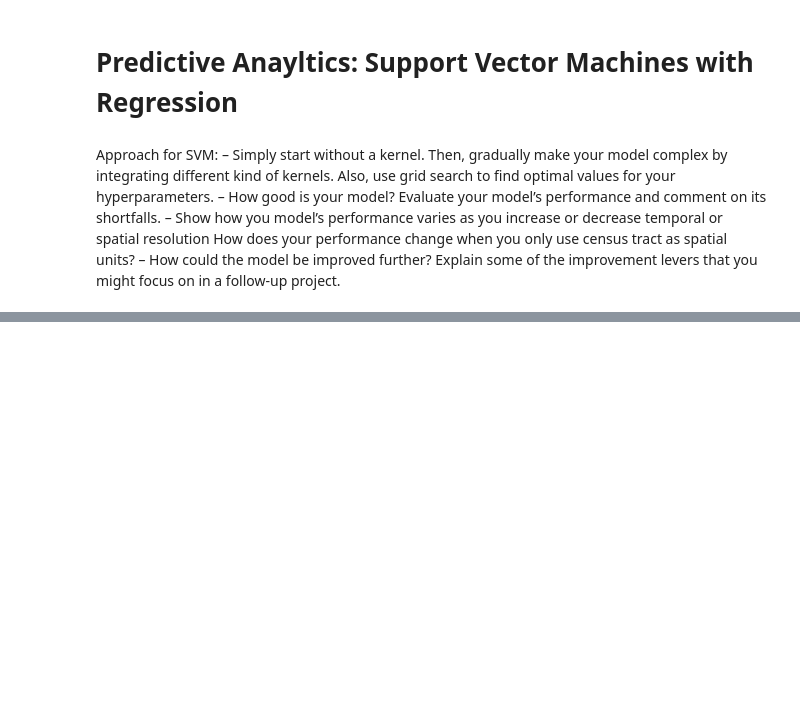
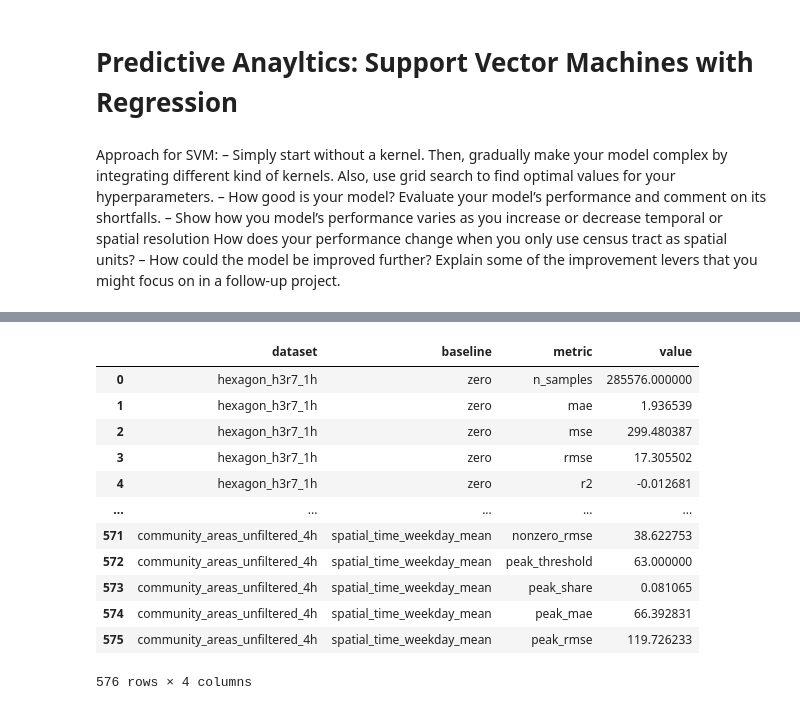
Before and after one commit to angfe/Group-3-AAA, a Jupyter notebook: notebooks/03_04_predictive_analytics_svm_comparison.ipynb, the cells around one changed output, grey strips where cells are left out. Cells and saved outputs as stored; diff of their text form; code cells hidden in the pictures; blank space fills up the shorter version.

```diff
--- a/notebooks/03_04_predictive_analytics_svm_comparison.ipynb
+++ b/notebooks/03_04_predictive_analytics_svm_comparison.ipynb
@@ -39,0 +126,16 @@ hex4h = load(HEXAGON_7_4H)
+# %%
+baseline
+# %% [output]
+|  | dataset | baseline | metric | value |
+| 0 | hexagon_h3r7_1h | zero | n_samples | 285576.000000 |
+| 1 | hexagon_h3r7_1h | zero | mae | 1.936539 |
+| 2 | hexagon_h3r7_1h | zero | mse | 299.480387 |
+| 3 | hexagon_h3r7_1h | zero | rmse | 17.305502 |
+| 4 | hexagon_h3r7_1h | zero | r2 | -0.012681 |
+| ... | ... | ... | ... | ... |
+| 571 | community_areas_unfiltered_4h | spatial_time_weekday_mean | nonzero_rmse | 38.622753 |
+| 572 | community_areas_unfiltered_4h | spatial_time_weekday_mean | peak_threshold | 63.000000 |
+| 573 | community_areas_unfiltered_4h | spatial_time_weekday_mean | peak_share | 0.081065 |
+| 574 | community_areas_unfiltered_4h | spatial_time_weekday_mean | peak_mae | 66.392831 |
+| 575 | community_areas_unfiltered_4h | spatial_time_weekday_mean | peak_rmse | 119.726233 |
+576 rows × 4 columns
```
Also changed, not shown: parts of 23 cells of this notebook.
